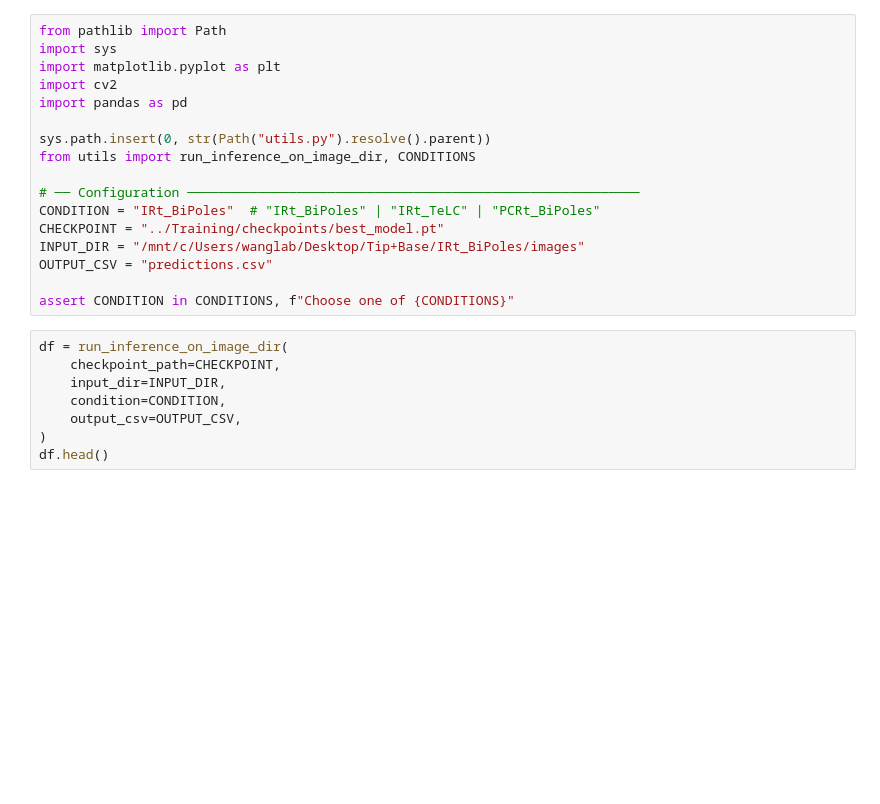
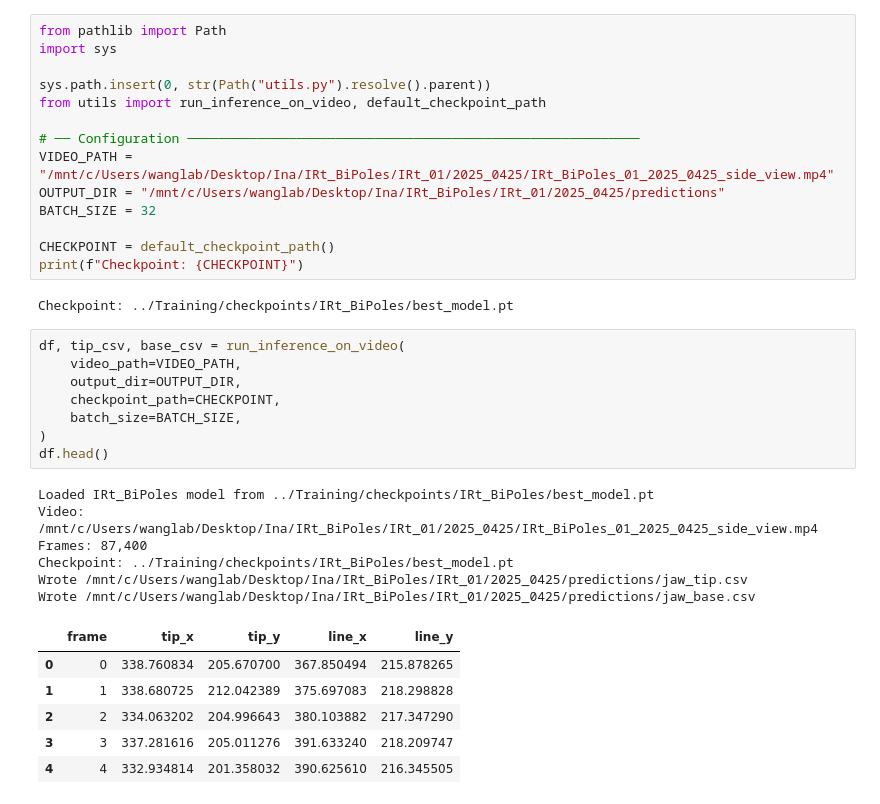
Before and after one commit to mvdokh/Deep-Learning, a Jupyter notebook: Jaw Tracking/Prediction/predict.ipynb, the cells around one changed output. Cells and saved outputs as stored; diff of their text form; blank space fills up the shorter version.

```diff
--- a/Jaw Tracking/Prediction/predict.ipynb
+++ b/Jaw Tracking/Prediction/predict.ipynb
@@ -7,26 +11,38 @@ Output: `predictions.csv` with `frame, tip_x, tip_y, line_x, line_y` in original
 # %%
 from pathlib import Path
 import sys
-import matplotlib.pyplot as plt
-import cv2
-import pandas as pd
 
 sys.path.insert(0, str(Path("utils.py").resolve().parent))
-from utils import run_inference_on_image_dir, CONDITIONS
+from utils import run_inference_on_video, default_checkpoint_path
 
 # ── Configuration ──────────────────────────────────────────────────────────
-CONDITION = "IRt_BiPoles"  # "IRt_BiPoles" | "IRt_TeLC" | "PCRt_BiPoles"
-CHECKPOINT = "../Training/checkpoints/best_model.pt"
-INPUT_DIR = "/mnt/c/Users/wanglab/Desktop/Tip+Base/IRt_BiPoles/images"
-OUTPUT_CSV = "predictions.csv"
+VIDEO_PATH = "/mnt/c/Users/wanglab/Desktop/Ina/IRt_BiPoles/IRt_01/2025_0425/IRt_BiPoles_01_2025_0425_side_view.mp4"
+OUTPUT_DIR = "/mnt/c/Users/wanglab/Desktop/Ina/IRt_BiPoles/IRt_01/2025_0425/predictions"
+BATCH_SIZE = 32
 
-assert CONDITION in CONDITIONS, f"Choose one of {CONDITIONS}"
+CHECKPOINT = default_checkpoint_path()
+print(f"Checkpoint: {CHECKPOINT}")
+# %% [output]
+Checkpoint: ../Training/checkpoints/IRt_BiPoles/best_model.pt
-# %%
-df = run_inference_on_image_dir(
-    checkpoint_path=CHECKPOINT,
-    input_dir=INPUT_DIR,
-    condition=CONDITION,
-    output_csv=OUTPUT_CSV,
-)
-df.head()
+# %%
+df, tip_csv, base_csv = run_inference_on_video(
+    video_path=VIDEO_PATH,
+    output_dir=OUTPUT_DIR,
+    checkpoint_path=CHECKPOINT,
+    batch_size=BATCH_SIZE,
+)
+df.head()
+# %% [output]
+Loaded IRt_BiPoles model from ../Training/checkpoints/IRt_BiPoles/best_model.pt
+Video: /mnt/c/Users/wanglab/Desktop/Ina/IRt_BiPoles/IRt_01/2025_0425/IRt_BiPoles_01_2025_0425_side_view.mp4
+Frames: 87,400
+Checkpoint: ../Training/checkpoints/IRt_BiPoles/best_model.pt
+Wrote /mnt/c/Users/wanglab/Desktop/Ina/IRt_BiPoles/IRt_01/2025_0425/predictions/jaw_tip.csv
+Wrote /mnt/c/Users/wanglab/Desktop/Ina/IRt_BiPoles/IRt_01/2025_0425/predictions/jaw_base.csv
+|  | frame | tip_x | tip_y | line_x | line_y |
+| 0 | 0 | 338.760834 | 205.670700 | 367.850494 | 215.878265 |
+| 1 | 1 | 338.680725 | 212.042389 | 375.697083 | 218.298828 |
+| 2 | 2 | 334.063202 | 204.996643 | 380.103882 | 217.347290 |
+| 3 | 3 | 337.281616 | 205.011276 | 391.633240 | 218.209747 |
+| 4 | 4 | 332.934814 | 201.358032 | 390.625610 | 216.345505 |
 # %%
```
Also changed, not shown: parts of 3 cells of this notebook, 12 other files.
